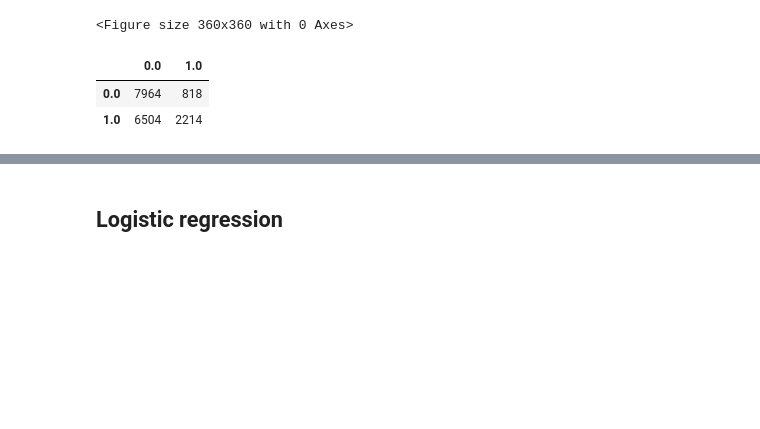
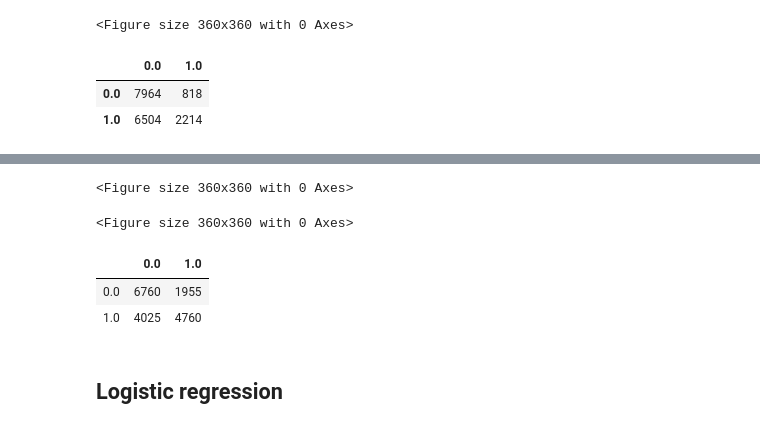
Before and after one commit to nandabezerran/MachineLearningFP, a Jupyter notebook: FinalProject.ipynb, the cells around one changed output, grey strips where cells are left out. Drawn from its saved outputs; the diff is of its cells as text; code cells hidden in the pictures; blank space fills up the shorter version.

Commit message:
Update Naive Gaussian Discriminant

```diff
--- a/FinalProject.ipynb
+++ b/FinalProject.ipynb
@@ -229,0 +232,30 @@ confMatrixDF
+# %%
+def compute_NaiveGaussians(xTrain,yTrain):
+    means = list()
+    variances = list()
+    prob = list()
+
+
+    for i in range(int(np.amax(yTrain))+1): #np.amax indicates the number of Classes (assuming each class identifies as an integer starting with 0)
+        means.append(np.mean(xTrain[np.argwhere(yTrain == i)] , 0 ))
+        variances.append(np.std(xTrain[np.argwhere(yTrain == i)] , 0 ))
+        prob.append(len(np.argwhere(yTrain ==i)) /len(yTrain))
+
+    return prob, means, variances
+
+
+def NBayes_Gaussian(xTrain, yTrain, xTest):
+    prob, means, variances = compute_NaiveGaussians(xTrain,yTrain)
+    prediction = list()
+    APLog = np.zeros([len(xTest),len(prob) ])
+    for i in range(len(xTest)):
+        for j in range(len(prob)):
+            APLog[i,j] = prob[j] - 1/2*np.sum(np.log(2*np.pi*variances[j]))-1/2*np.sum(np.divide(np.square(xTest[i]-means[j]),variances[j]))
+
+
+    prediction = np.argmax(APLog,1)
+
+
+    return prediction
+# %%
+predictions = NBayes_Gaussian(xTrain, yTrain, xTest)
@@ -230,3 +277,18 @@ confMatrixDF
+# %%
+confMatrix = confusion_matrix(yTest, predictions)
+confMatrixDF = pd.DataFrame(confMatrix, index = np.unique(yTest), columns = np.unique(yTest))
+
+plt.figure(figsize=(5,5))
+#sb.heatmap(confMatrixDF, annot=True, annot_kws={"size": 12}, cmap="YlGnBu")
+# %% [output]
+<Figure size 360x360 with 0 Axes>
+<Figure size 360x360 with 0 Axes>
+# %%
+confMatrixDF
+# %% [output]
+|  | 0.0 | 1.0 |
+| 0.0 | 6760 | 1955 |
+| 1.0 | 4025 | 4760 |
 # %% [markdown]
 ## Logistic regression
 # %%
```
Also changed, not shown: parts of 3 cells of this notebook.
